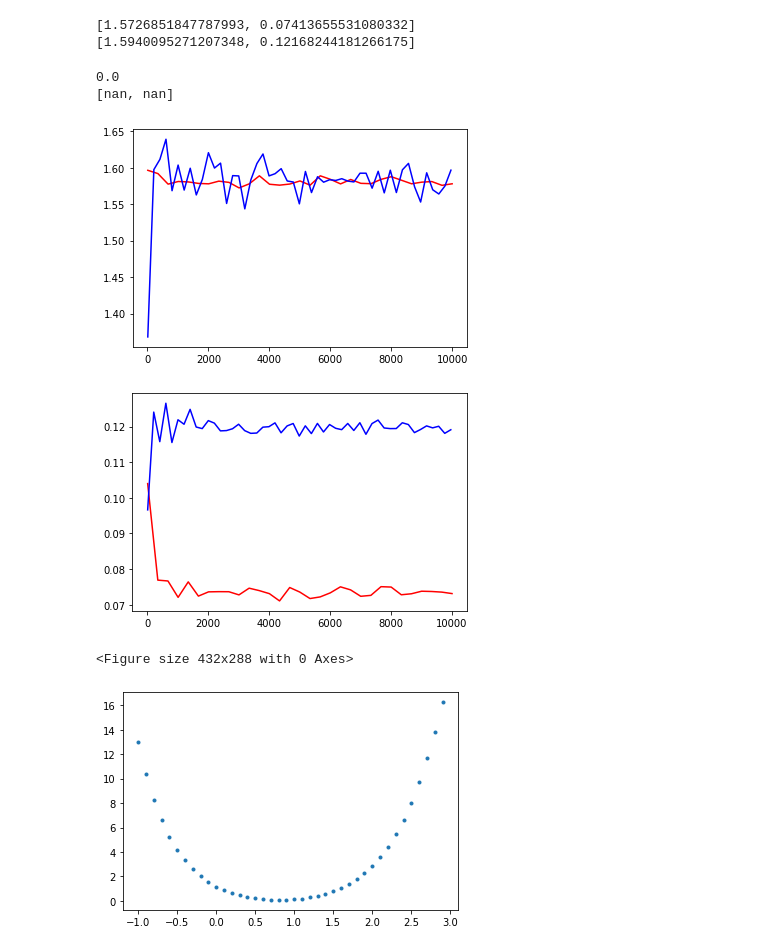
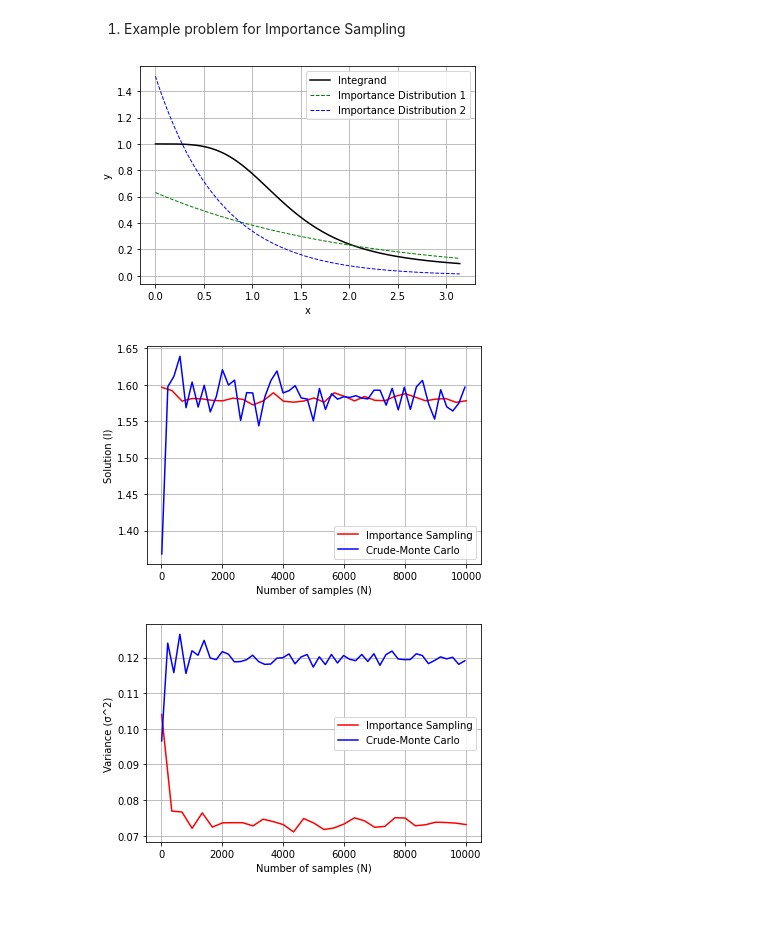
Before and after one commit to Dr-Noobilson/P346-CPL-Assignments, a Jupyter notebook: DIY.ipynb, the cells around one changed output. Cells and saved outputs as stored; diff of their text form; code cells hidden in the pictures; blank space fills up the shorter version.

```diff
--- a/DIY.ipynb
+++ b/DIY.ipynb
@@ -68,48 +6,50 @@ t1.markov_solution_plotter(Ex,f4,Px,0.1,2,1000000,-3,3,0,3.6)
+# %% [markdown]
+1) Example problem for Importance Sampling
 # %%
+#Integrand function
 def f1(x,L):
     return 1/(x**2 + np.cos(x)**2)
 
+#Probability distribution function (pdf)
 def f2(x,L):
     return L*np.exp(-L*x)/(1-np.exp(-np.pi*L))
 
+#Commulative probability distribution function (cpdf)
 def f3(x,L):
     return -(1/L)*np.log(1-(1-np.exp(-np.pi*L))*x)
 
 def f4(x,L):
     return 1
 
+#Plotting the integrand alongside possible choices for importance distributions
+t1.generic_plotter(0,np.pi,f1,f2,f2,0.5,1.5)
 
-x = t1.inverse_sampling(f3,10000,0.1,0.8) #inverse_sampling(cpdf,N,seed,parameter)
+#Solving using importance sampling and storing results in respective lists
+A,B,C=t1.solution_plotter(f1,f4,f2,0.8,f3,10000,0.1)
 
-print(t1.importance_sampling(f1,f4,f2,x,0.8))
-
-x = t1.LCG2(10000,0,np.pi,0.1)
-
-print(t1.montec(f1,0,np.pi,10000,x))
-
-A,B,C=t1.solution_plotter(f1,f4,f2,0.8,f3,10000,0.1)
+#Solving using crude_monte carlo method and storing results in respective lists
 P,Q,R=t1.crude_montec_plotter(f1,0,np.pi,10000,0.1)
 
+#Plotting solution comparison graphs
 figure1=plt.figure()
-plt.plot(A,B,color='red')
-plt.plot(P,Q,color='blue')
+plt.plot(A,B,color='red',label="Importance Sampling")
+plt.plot(P,Q,color='blue',label="Crude-Monte Carlo")
+plt.xlabel("Number of samples (N)")
+plt.ylabel("Solution (I)")
+plt.legend()
+plt.grid()
+plt.show()
 
+#Plotting variance comparison graphs
 figure2=plt.figure()
-plt.plot(A,C,color='red')
-plt.plot(P,R,color='blue')
-
-# figure3=plt.figure()
-# x= t1.markov_sampling(1000000,0,np.pi,f3,0.8,np.pi/2,1)
-# print(t1.importance_sampling(f1,f4,f3,x,0.8))
+plt.plot(A,C,color='red',label="Importance Sampling")
+plt.plot(P,R,color='blue',label="Crude-Monte Carlo")
+plt.xlabel("Number of samples (N)")
+plt.ylabel("Variance (σ^2)")
+plt.legend()
+plt.grid()
+plt.show()
 # %% [output]
-[1.5726851847787993, 0.07413655531080332]
-[1.5940095271207348, 0.12168244181266175]
-0.0
-[nan, nan]
-[figure, old version]
+[figure, new version]
-[figure, old version]
+[figure, new version]
-<Figure size 432x288 with 0 Axes>
+[figure, added]
-# %%
-t1.minimizer(-1,3,f1,f4,f2,f3,10000,0.1,0.1)
-# %% [output]
-[figure, removed]
```
Also changed, not shown: parts of 6 cells of this notebook, 1 other file.
